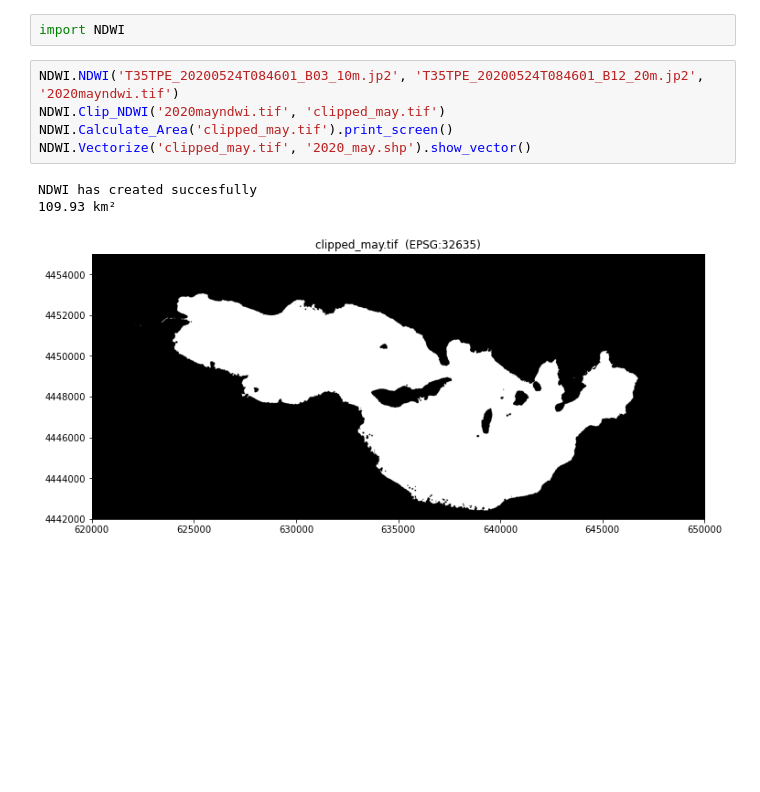
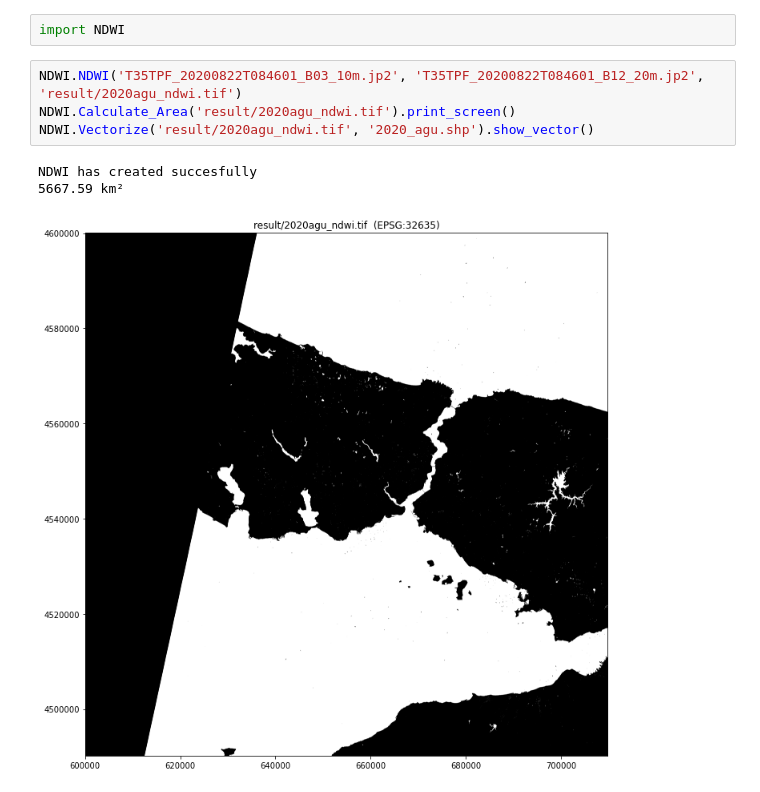
Before and after one commit to dagdelenvolkan/Extraction-Water-Areas-from-Sentinel-2A, a Jupyter notebook: example.ipynb, the cells around one changed output. Drawn from its saved outputs; the diff is of its cells as text; blank space fills up the shorter version.

```diff
--- a/example.ipynb
+++ b/example.ipynb
@@ -3,11 +3,10 @@
 # %%
 import NDWI
 # %%
-NDWI.NDWI('T35TPE_20200524T084601_B03_10m.jp2', 'T35TPE_20200524T084601_B12_20m.jp2', '2020mayndwi.tif')
-NDWI.Clip_NDWI('2020mayndwi.tif', 'clipped_may.tif')
-NDWI.Calculate_Area('clipped_may.tif').print_screen()
-NDWI.Vectorize('clipped_may.tif', '2020_may.shp').show_vector()
+NDWI.NDWI('T35TPF_20200822T084601_B03_10m.jp2', 'T35TPF_20200822T084601_B12_20m.jp2', 'result/2020agu_ndwi.tif')
+NDWI.Calculate_Area('result/2020agu_ndwi.tif').print_screen()
+NDWI.Vectorize('result/2020agu_ndwi.tif', '2020_agu.shp').show_vector()
 # %% [output]
 NDWI has created succesfully
-109.93 km²
+5667.59 km²
-[figure, old version]
+[figure, new version]
```
Also changed, not shown: parts of 2 cells of this notebook.
